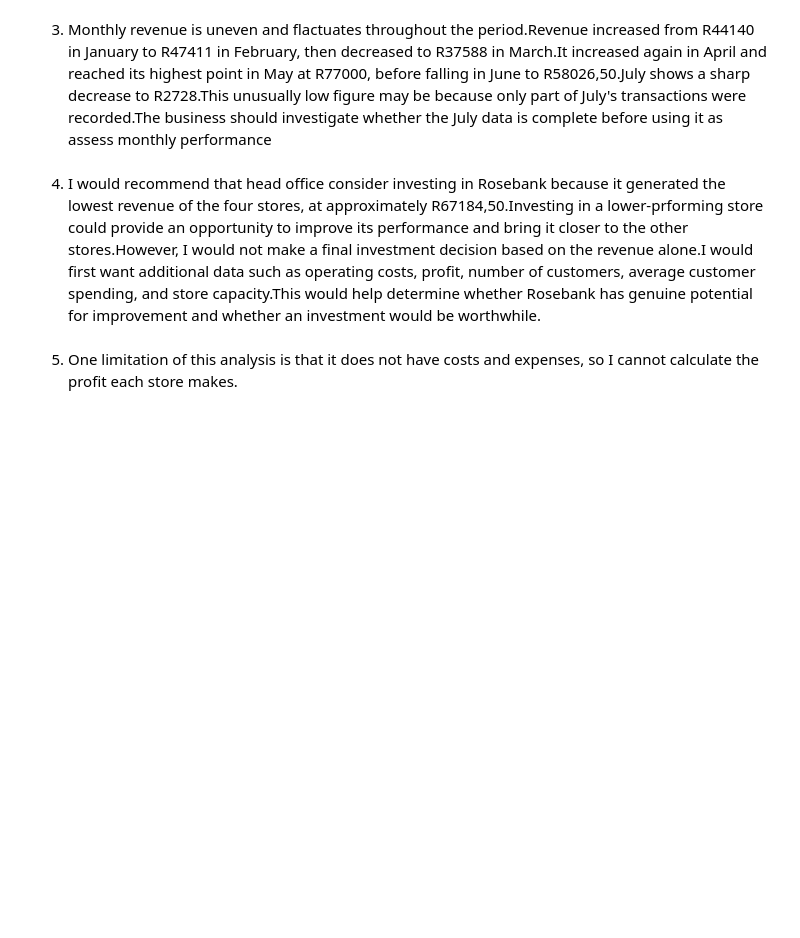
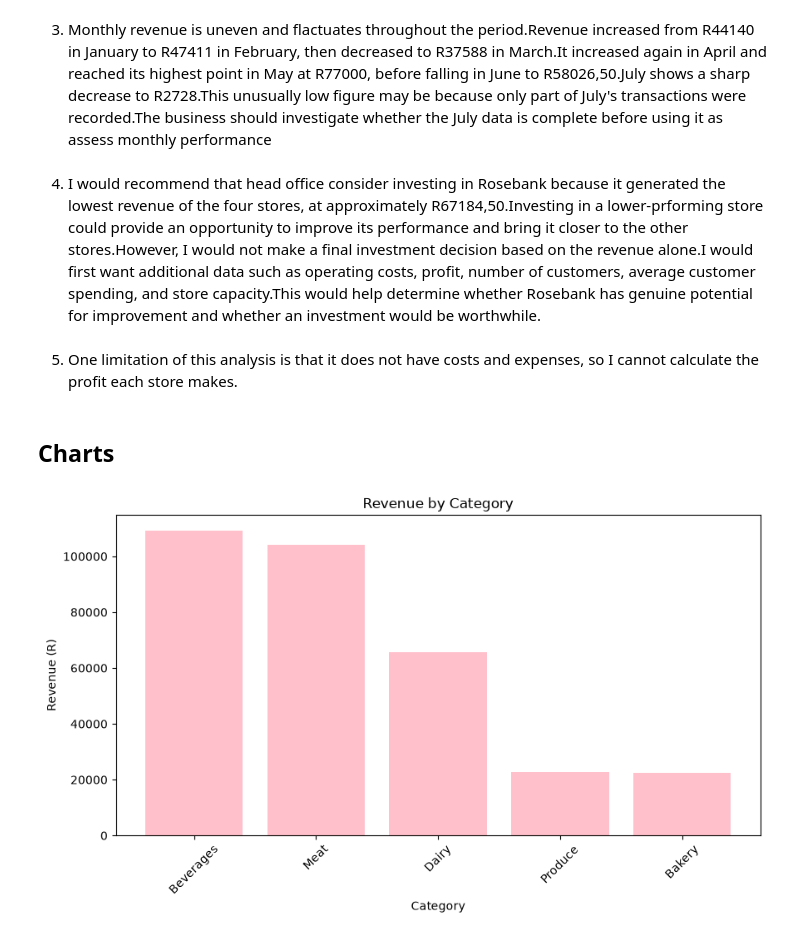
Before and after one commit to remofilwemolehabangwe308-ops/retail-sales-analysis, a Jupyter notebook: analysis.ipynb, the cells around one changed output. Cells and saved outputs as stored; diff of their text form; code cells hidden in the pictures; blank space fills up the shorter version.

Commit message:
Add analysis charts

```diff
--- a/analysis.ipynb
+++ b/analysis.ipynb
@@ -190,3 +190,5 @@ Name: revenue, dtype: float64
 4. I would recommend that head office consider investing in Rosebank because it generated the lowest revenue of the four stores, at approximately R67184,50.Investing in a lower-prforming store could provide an opportunity to improve its performance and bring it closer to the other stores.However, I would not make a final investment decision based on the revenue alone.I would first want additional data such as operating costs, profit, number of customers, average customer spending, and store capacity.This would help determine whether Rosebank has genuine potential for improvement and whether an investment would be worthwhile.
 # %% [markdown]
 5. One limitation of this analysis is that it does not have costs and expenses, so I cannot calculate the profit each store makes.
+# %% [markdown]
+## Charts
@@ -192,0 +197,14 @@ Name: revenue, dtype: float64
+# %%
+category_revenue = df.groupby("category")["revenue"].sum().sort_values(ascending=False)
+# %%
+fig = plt.figure(figsize=(10,5))
+plt.bar(x = category_revenue.index, height = category_revenue.values, color = 'pink')
+
+plt.title("Revenue by Category")
+plt.xlabel("Category")
+plt.ylabel("Revenue (R)")
+plt.xticks(rotation = 45)
+plt.savefig("charts/revenue_by_category.png", bbox_inches="tight")
+plt.show()
+# %% [output]
+[figure, added]
```
Also changed, not shown: parts of 8 cells of this notebook, 4 other files.
